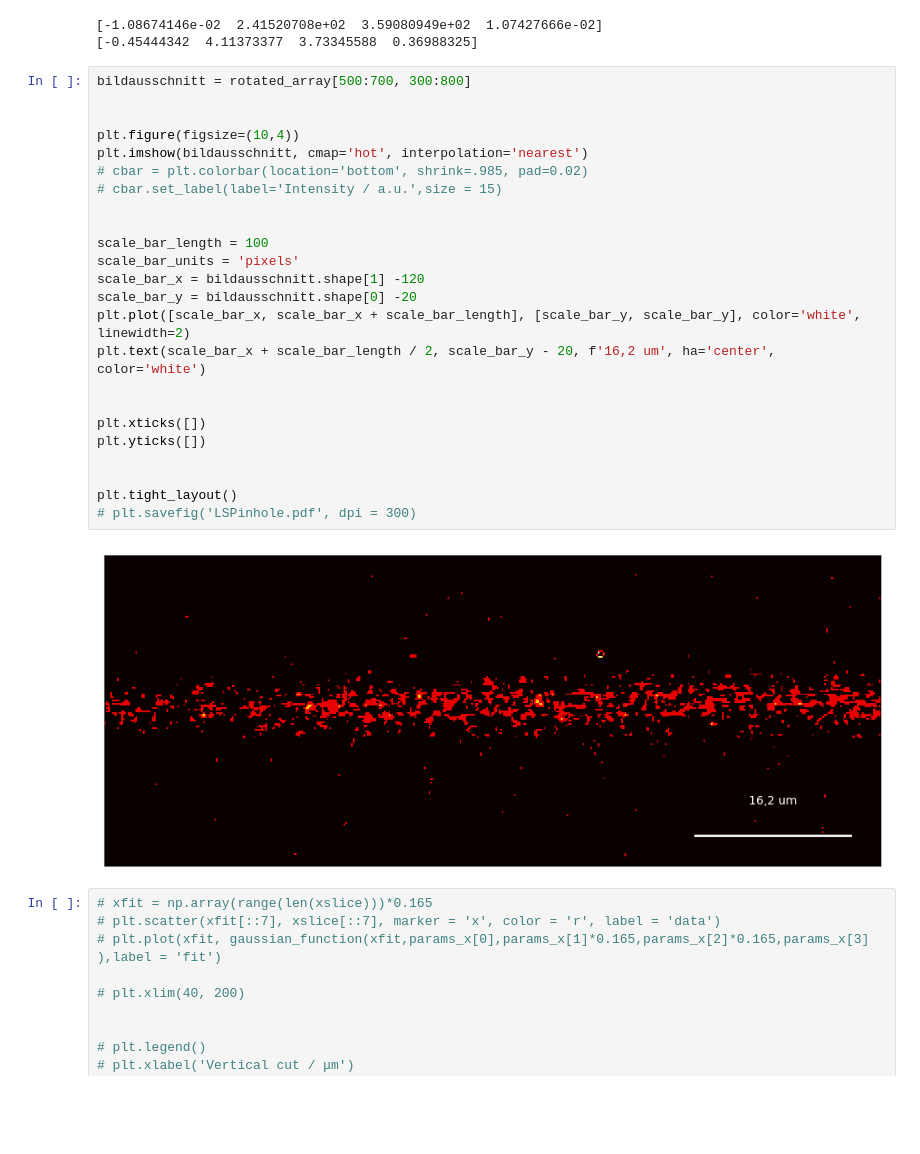
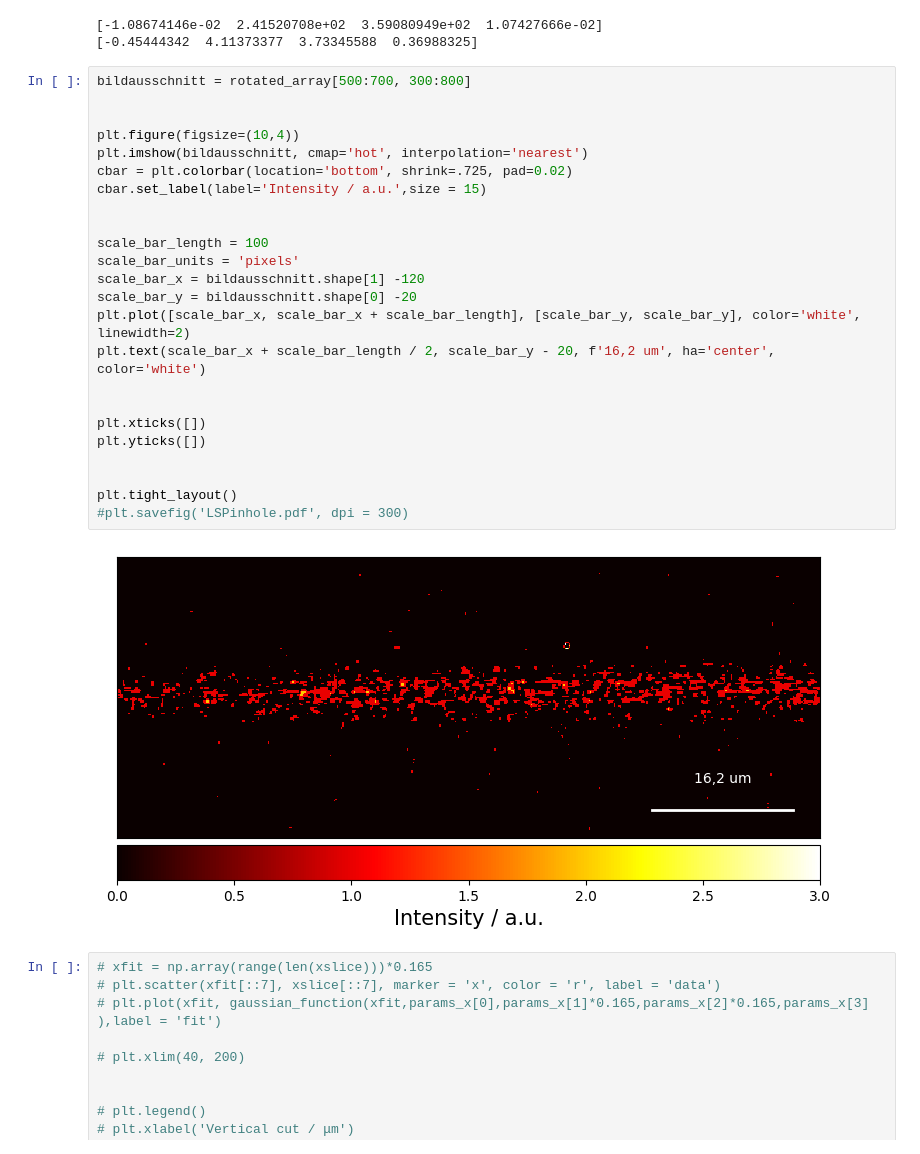
Before and after one commit to LeoausderDose/PPD, a Jupyter notebook: Versuch_Lightsheet/data/lightsheetCharacterization/ClosedPinhole/LSC_closedpinhole_40ms_2_7A_1/IntensityPlot.ipynb, the cells around one changed output. Saved outputs shown, nothing was run; the diff lists cells and outputs as text; blank space fills up the shorter version.

```diff
--- a/Versuch_Lightsheet/data/lightsheetCharacterization/ClosedPinhole/LSC_closedpinhole_40ms_2_7A_1/IntensityPlot.ipynb
+++ b/Versuch_Lightsheet/data/lightsheetCharacterization/ClosedPinhole/LSC_closedpinhole_40ms_2_7A_1/IntensityPlot.ipynb
@@ -72,29 +72,29 @@ print(params_y)
 # %%
 bildausschnitt = rotated_array[500:700, 300:800]
 
 
 plt.figure(figsize=(10,4))
 plt.imshow(bildausschnitt, cmap='hot', interpolation='nearest')
-# cbar = plt.colorbar(location='bottom', shrink=.985, pad=0.02)
-# cbar.set_label(label='Intensity / a.u.',size = 15)
+cbar = plt.colorbar(location='bottom', shrink=.725, pad=0.02)
+cbar.set_label(label='Intensity / a.u.',size = 15)
 
 
 scale_bar_length = 100
 scale_bar_units = 'pixels'
 scale_bar_x = bildausschnitt.shape[1] -120
 scale_bar_y = bildausschnitt.shape[0] -20
 plt.plot([scale_bar_x, scale_bar_x + scale_bar_length], [scale_bar_y, scale_bar_y], color='white', linewidth=2)
 plt.text(scale_bar_x + scale_bar_length / 2, scale_bar_y - 20, f'16,2 um', ha='center', color='white')
 
 
 plt.xticks([])
 plt.yticks([])
 
 
 plt.tight_layout()
-# plt.savefig('LSPinhole.pdf', dpi = 300)
+#plt.savefig('LSPinhole.pdf', dpi = 300)
 # %% [output]
-[figure, old version]
+[figure, new version]
 # %%
 # xfit = np.array(range(len(xslice)))*0.165
 # plt.scatter(xfit[::7], xslice[::7], marker = 'x', color = 'r', label = 'data')
```
Also changed, not shown: 7 other files.
